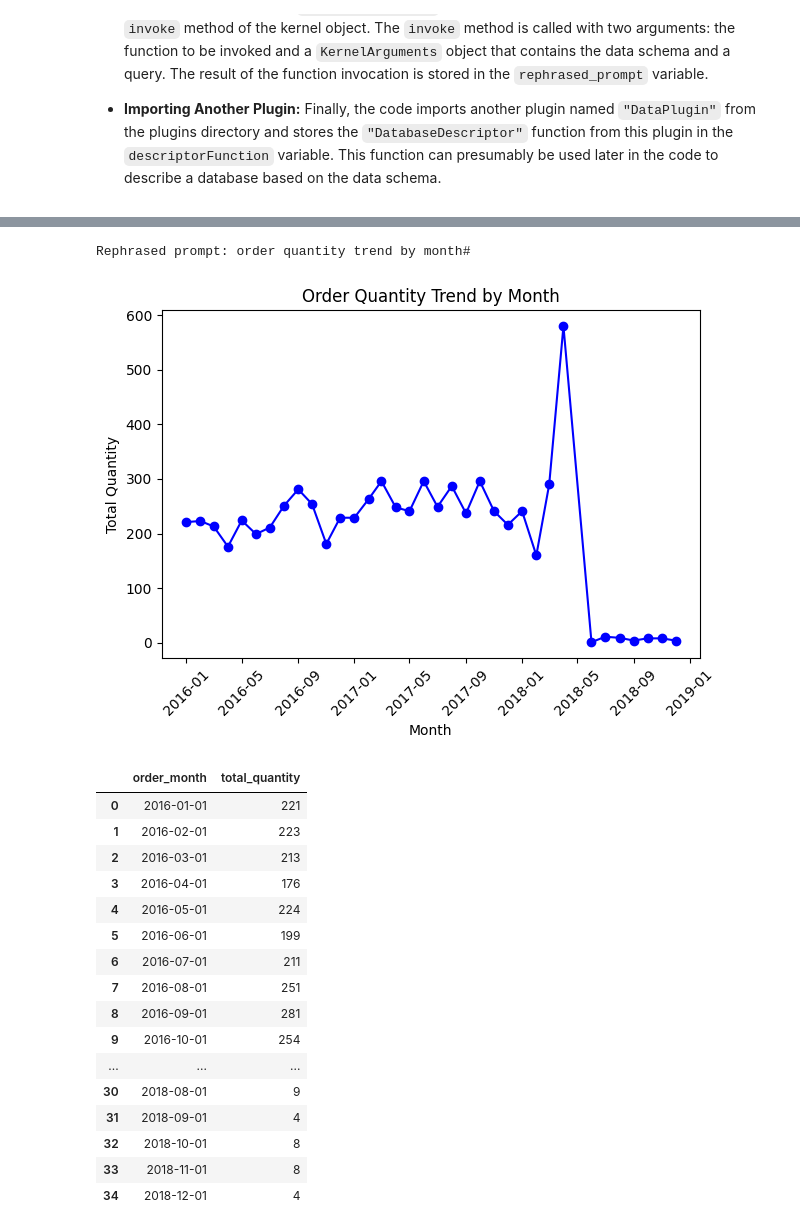
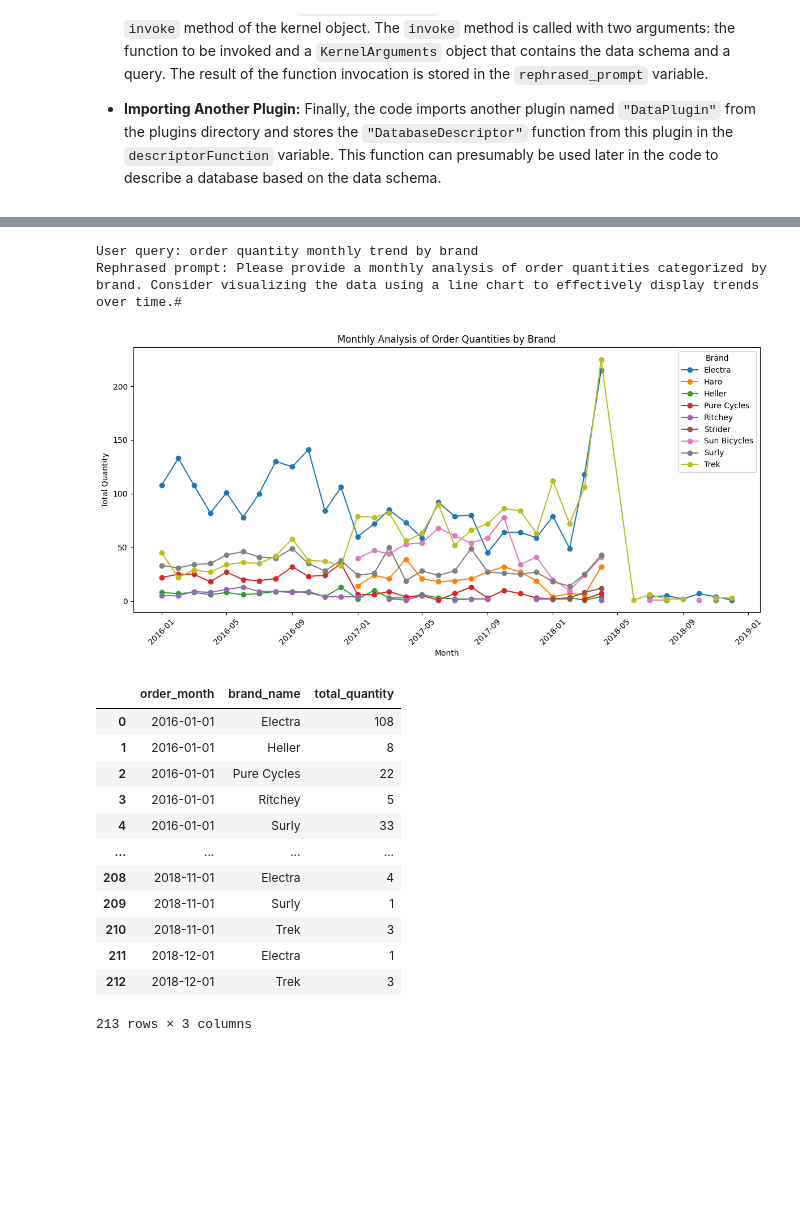
Before and after one commit to baykalucar/SemanticQueries, a Jupyter notebook: demo.ipynb, the cells around one changed output, grey strips where cells are left out. Saved outputs shown, nothing was run; the diff lists cells and outputs as text; code cells hidden in the pictures; blank space fills up the shorter version.

Commit message:
order quantity monthly trend by brand

```diff
--- a/demo.ipynb
+++ b/demo.ipynb
@@ -79,23 +60,20 @@ except Exception as e:
 # %%
-await PromptToQueryResult(prompt_rephrase=False, debug=False ,selected_service=Service.AzureOpenAI, huggingface_model="Llama318BInstruct", model_mode="chat")
+await PromptToQueryResult(prompt_rephrase=True, debug=False ,selected_service=Service.AzureOpenAI, huggingface_model="Llama318BInstruct", model_mode="chat")
 # %% [output]
-Rephrased prompt: order quantity trend by month#
+User query: order quantity monthly trend by brand
+Rephrased prompt: Please provide a monthly analysis of order quantities categorized by brand. Consider visualizing the data using a line chart to effectively display trends over time.#
-[figure, old version]
+[figure, new version]
-|  | order_month | total_quantity |
-| 0 | 2016-01-01 | 221 |
-| 1 | 2016-02-01 | 223 |
-| 2 | 2016-03-01 | 213 |
-| 3 | 2016-04-01 | 176 |
-| 4 | 2016-05-01 | 224 |
-| 5 | 2016-06-01 | 199 |
-| 6 | 2016-07-01 | 211 |
-| 7 | 2016-08-01 | 251 |
-| 8 | 2016-09-01 | 281 |
-| 9 | 2016-10-01 | 254 |
-| ... | ... | ... |
-| 30 | 2018-08-01 | 9 |
-| 31 | 2018-09-01 | 4 |
-| 32 | 2018-10-01 | 8 |
-| 33 | 2018-11-01 | 8 |
-| 34 | 2018-12-01 | 4 |
+|  | order_month | brand_name | total_quantity |
+| 0 | 2016-01-01 | Electra | 108 |
+| 1 | 2016-01-01 | Heller | 8 |
+| 2 | 2016-01-01 | Pure Cycles | 22 |
+| 3 | 2016-01-01 | Ritchey | 5 |
+| 4 | 2016-01-01 | Surly | 33 |
+| ... | ... | ... | ... |
+| 208 | 2018-11-01 | Electra | 4 |
+| 209 | 2018-11-01 | Surly | 1 |
+| 210 | 2018-11-01 | Trek | 3 |
+| 211 | 2018-12-01 | Electra | 1 |
+| 212 | 2018-12-01 | Trek | 3 |
+213 rows × 3 columns
 # %%
```
Also changed, not shown: parts of 2 cells of this notebook.
